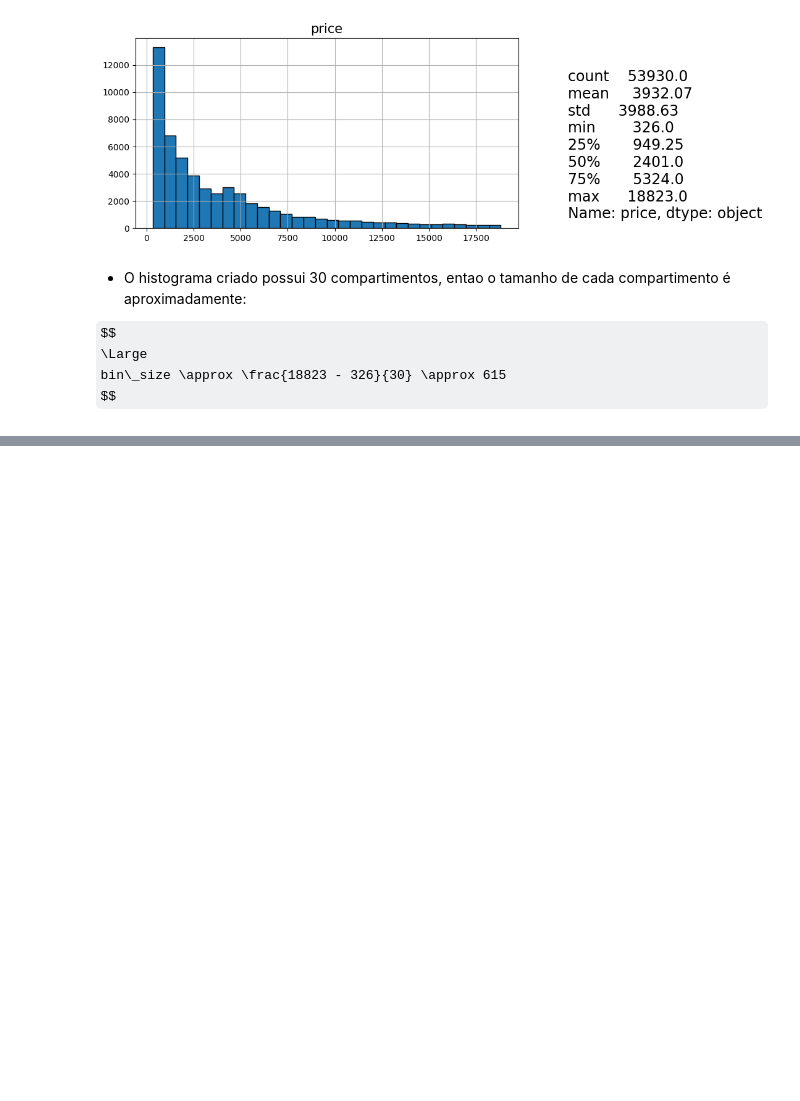
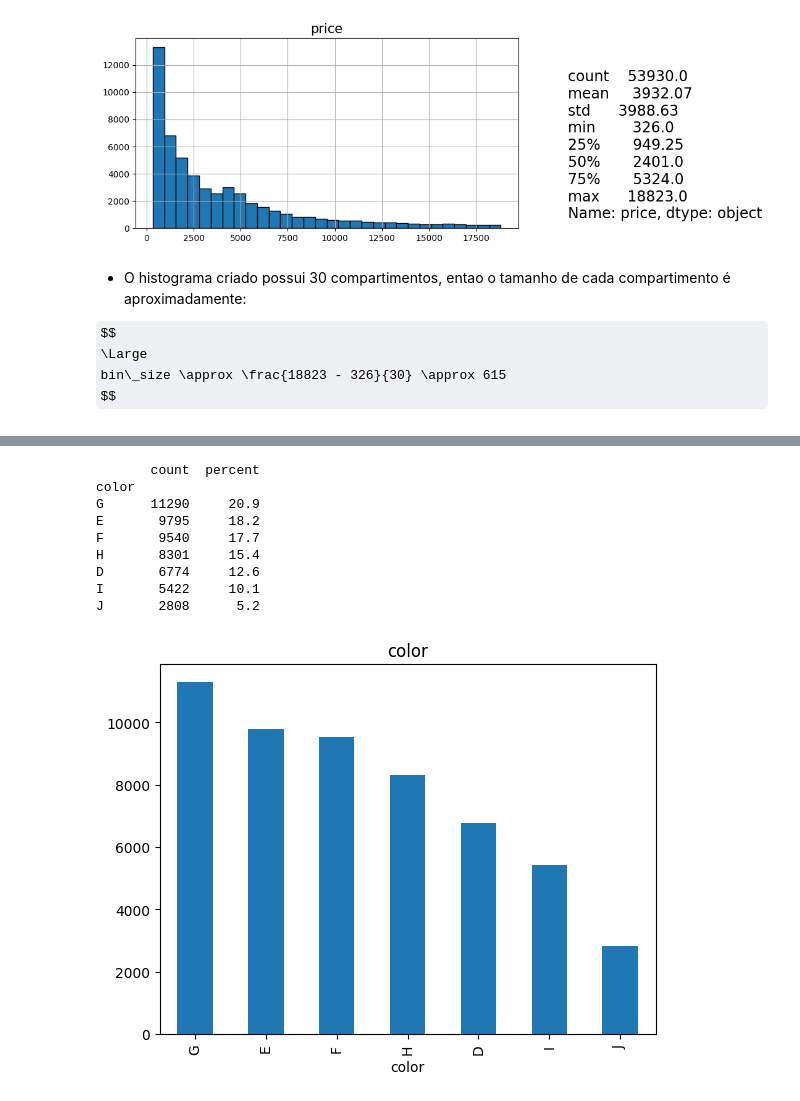
Before and after one commit to JessicaHora/Analise_preditiva_diamond_price, a Jupyter notebook: Notebooks/Eda_diamantes.ipynb, the cells around one changed output, grey strips where cells are left out. Drawn from its saved outputs; the diff is of its cells as text; code cells hidden in the pictures; some formulas as TeX source; blank space fills up the shorter version.

```diff
--- a/Notebooks/Eda_diamantes.ipynb
+++ b/Notebooks/Eda_diamantes.ipynb
@@ -168,0 +207,18 @@ $$
+# %%
+feature = categorical_features[1]
+count = diamonds[feature].value_counts()
+percent = 100*diamonds[feature].value_counts(normalize=True)
+df = pd.DataFrame({'count':count, 'percent':percent.round(1)})
+print(df)
+count.plot(kind='bar', title=feature);
+# %% [output]
+       count  percent
+color
+G      11290     20.9
+E       9795     18.2
+F       9540     17.7
+H       8301     15.4
+D       6774     12.6
+I       5422     10.1
+J       2808      5.2
+[figure, added]
```
Also changed, not shown: parts of 22 cells of this notebook.
